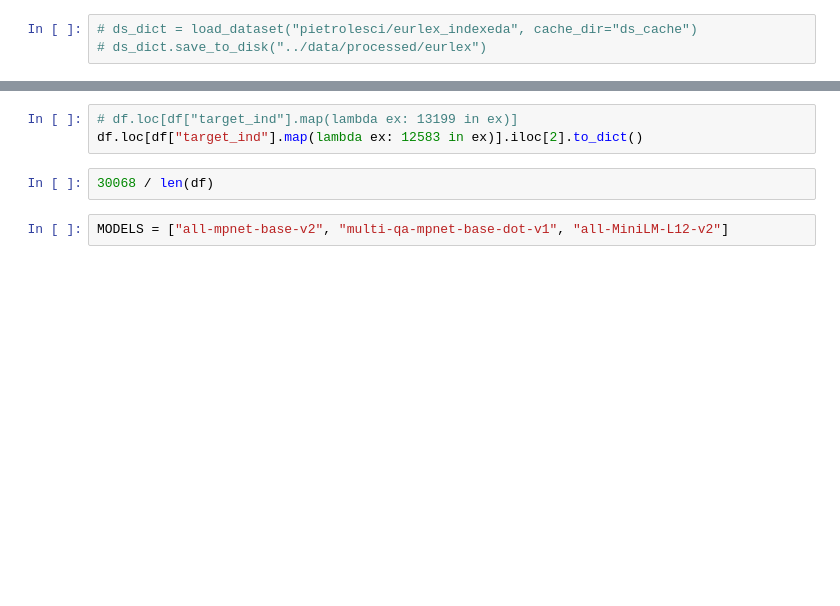
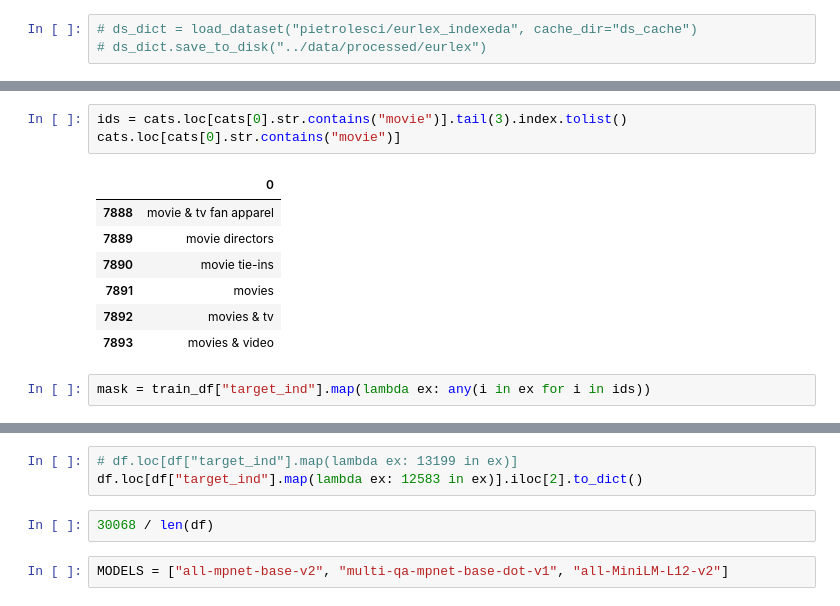
Before and after one commit to pietrolesci/anchoral, a Jupyter notebook: notebooks/amazon.ipynb, the cells around one changed output, grey strips where cells are left out. Saved outputs shown, nothing was run; the diff lists cells and outputs as text; blank space fills up the shorter version.

```diff
--- a/notebooks/amazon.ipynb
+++ b/notebooks/amazon.ipynb
@@ -113,0 +155,13 @@ a.loc[(a["f"] > 0.01) & (a["f"] < 0.03)].sort_values("f", ascending=False).join(
+# %%
+ids = cats.loc[cats[0].str.contains("movie")].tail(3).index.tolist()
+cats.loc[cats[0].str.contains("movie")]
+# %% [output]
+|  | 0 |
+| 7888 | movie & tv fan apparel |
+| 7889 | movie directors |
+| 7890 | movie tie-ins |
+| 7891 | movies |
+| 7892 | movies & tv |
+| 7893 | movies & video |
+# %%
+mask = train_df["target_ind"].map(lambda ex: any(i in ex for i in ids))
```
Also changed, not shown: parts of 30 cells of this notebook, 20 other files.
